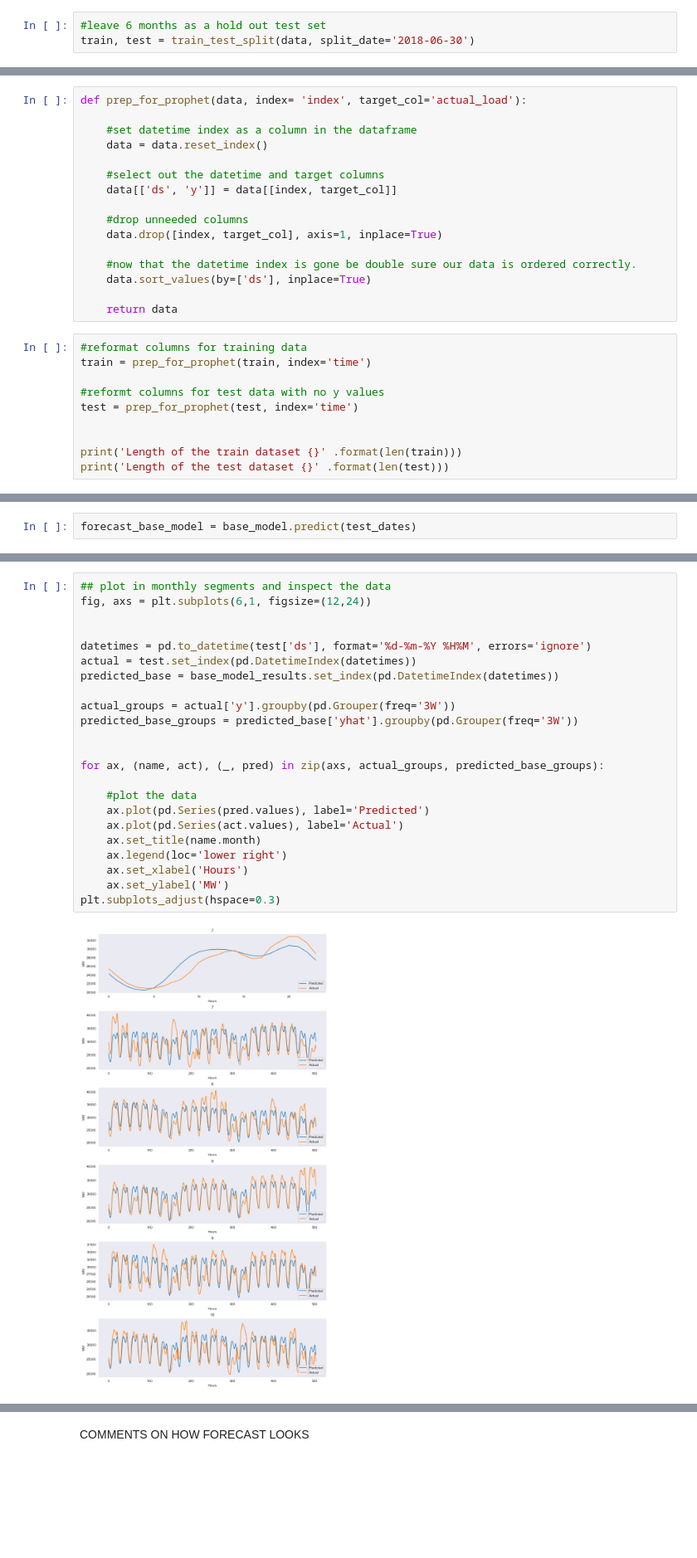
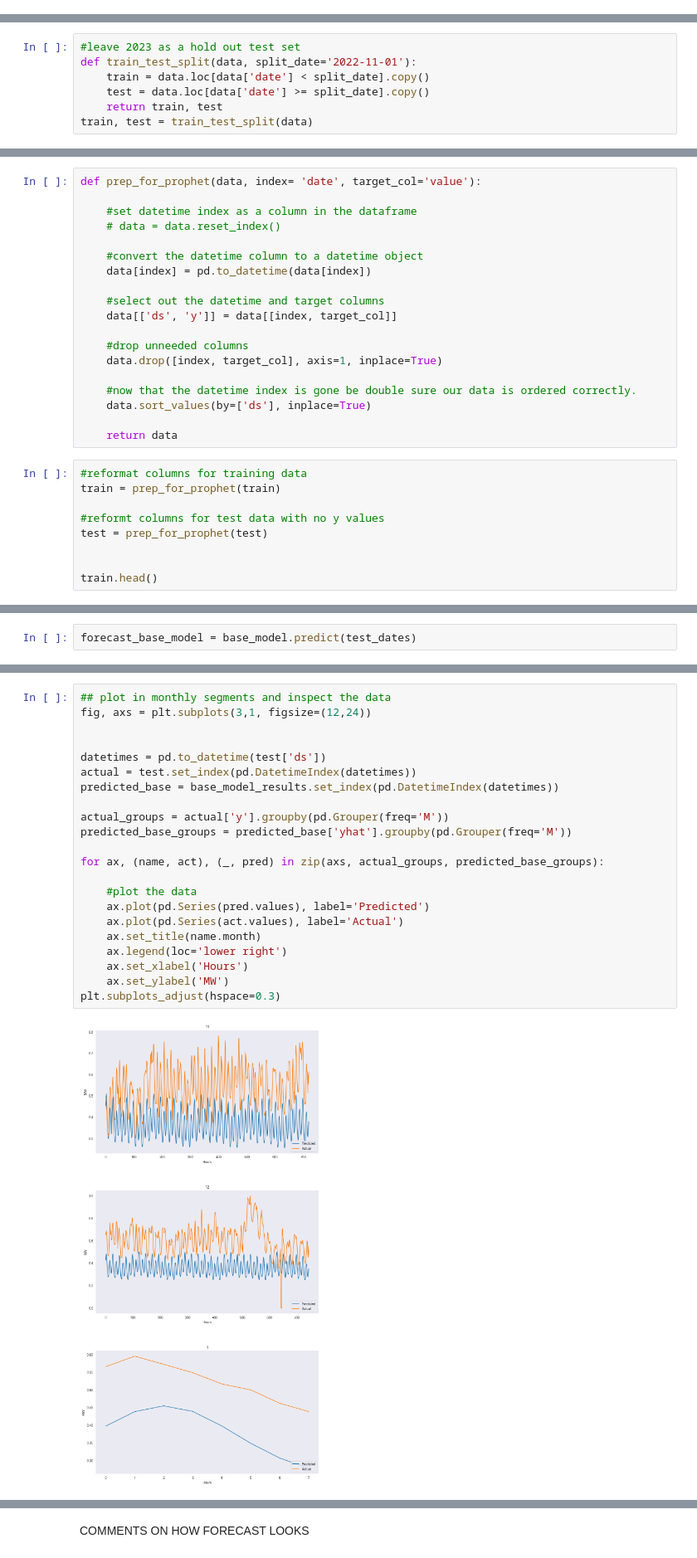
Before and after one commit to NaifAlqahtani/forcasting, a Jupyter notebook: prophet/model_prophet.ipynb, the cells around one changed output, grey strips where cells are left out. Shown at 83% size. Drawn from its saved outputs; the diff is of its cells as text; blank space fills up the shorter version.

```diff
--- a/prophet/model_prophet.ipynb
+++ b/prophet/model_prophet.ipynb
@@ -30,6 +30,3 @@ from prophet.plot import plot_cross_validation_metric
 # %%
 #load the persistence dataset
 data = pd.read_csv('../dataset/Amity-OR.csv')
-# %%
-#leave 6 months as a hold out test set
-train, test = train_test_split(data, split_date='2018-06-30')
@@ -52,0 +33,7 @@ test.head(2)
+# %%
+#leave 2023 as a hold out test set
+def train_test_split(data, split_date='2022-11-01'):
+    train = data.loc[data['date'] < split_date].copy()
+    test = data.loc[data['date'] >= split_date].copy()
+    return train, test
+train, test = train_test_split(data)
@@ -53,8 +65,11 @@ test.head(2)
 # %%
-def prep_for_prophet(data, index= 'index', target_col='actual_load'):
+def prep_for_prophet(data, index= 'date', target_col='value'):
 
     #set datetime index as a column in the dataframe
-    data = data.reset_index()
+    # data = data.reset_index()
+
+    #convert the datetime column to a datetime object
+    data[index] = pd.to_datetime(data[index])
 
     #select out the datetime and target columns
     data[['ds', 'y']] = data[[index, target_col]]
@@ -68,12 +83,11 @@ def prep_for_prophet(data, index= 'index', target_col='actual_load'):
     return data
 # %%
 #reformat columns for training data
-train = prep_for_prophet(train, index='time')
+train = prep_for_prophet(train)
 
 #reformt columns for test data with no y values
-test = prep_for_prophet(test, index='time')
+test = prep_for_prophet(test)
 
 
-print('Length of the train dataset {}' .format(len(train)))
-print('Length of the test dataset {}' .format(len(test)))
+train.head()
 # %% [output]
@@ -128,25 +157,24 @@ plt.plot(base_model_results['ds'], base_model_results['yhat'])
 # %%
 ## plot in monthly segments and inspect the data
-fig, axs = plt.subplots(6,1, figsize=(12,24))
+fig, axs = plt.subplots(3,1, figsize=(12,24))
 
 
-datetimes = pd.to_datetime(test['ds'], format='%d-%m-%Y %H%M', errors='ignore')
+datetimes = pd.to_datetime(test['ds'])
 actual = test.set_index(pd.DatetimeIndex(datetimes))
 predicted_base = base_model_results.set_index(pd.DatetimeIndex(datetimes))
 
-actual_groups = actual['y'].groupby(pd.Grouper(freq='3W'))
-predicted_base_groups = predicted_base['yhat'].groupby(pd.Grouper(freq='3W'))
-
+actual_groups = actual['y'].groupby(pd.Grouper(freq='M'))
+predicted_base_groups = predicted_base['yhat'].groupby(pd.Grouper(freq='M'))
 
 for ax, (name, act), (_, pred) in zip(axs, actual_groups, predicted_base_groups):
 
     #plot the data
     ax.plot(pd.Series(pred.values), label='Predicted')
     ax.plot(pd.Series(act.values), label='Actual')
     ax.set_title(name.month)
     ax.legend(loc='lower right')
     ax.set_xlabel('Hours')
     ax.set_ylabel('MW')
 plt.subplots_adjust(hspace=0.3)
 # %% [output]
-[figure, old version]
+[figure, new version]
```
Also changed, not shown: parts of 20 cells of this notebook, 2 other files.
